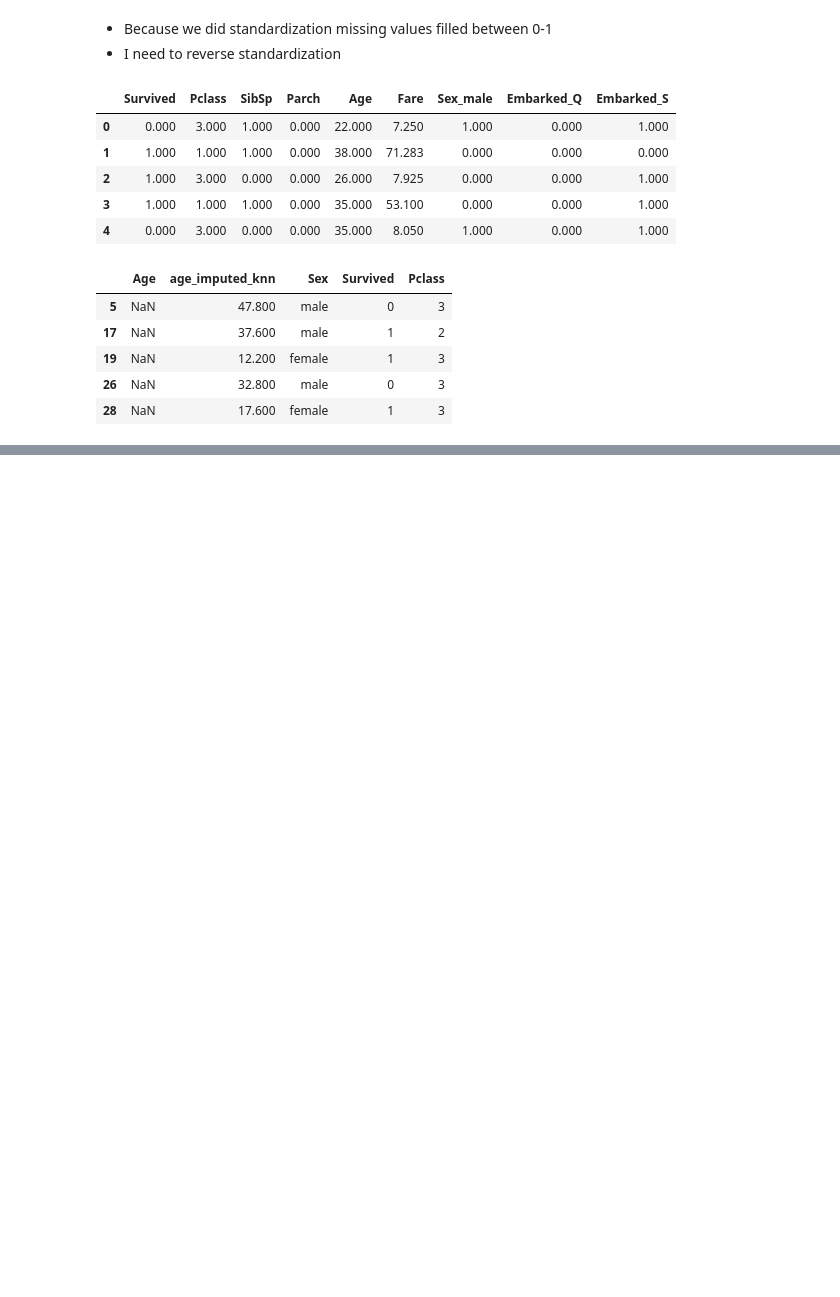
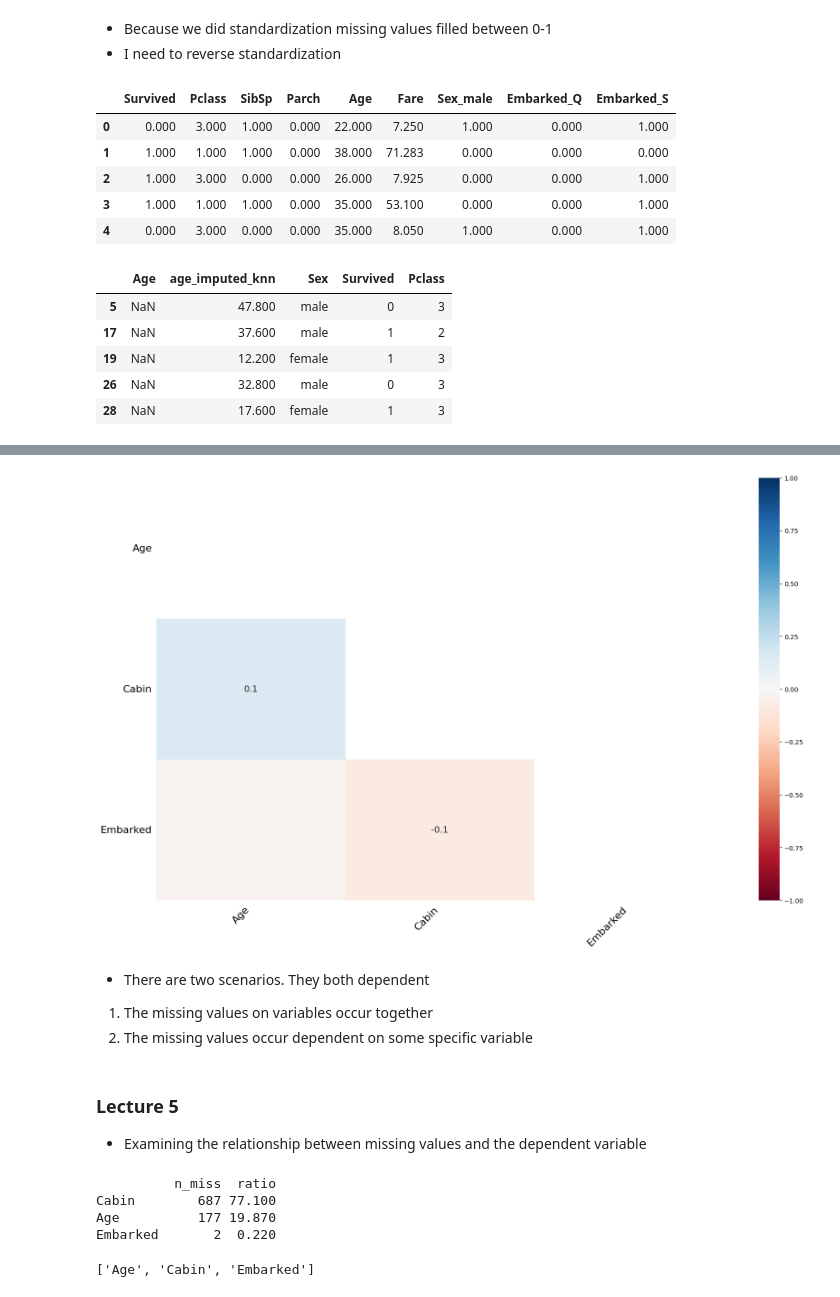
Before and after one commit to AslihanYoldas/feautre-engineering-course, a Jupyter notebook: missing_values.ipynb, the cells around one changed output, grey strips where cells are left out. Drawn from its saved outputs; the diff is of its cells as text; code cells hidden in the pictures; blank space fills up the shorter version.

```diff
--- a/missing_values.ipynb
+++ b/missing_values.ipynb
@@ -485,0 +509,32 @@ df.loc[df['Age'].isnull(), ["Age","age_imputed_knn","Sex","Survived","Pclass"]].
+# %%
+# Heatmap based on missing values
+# To see missing values has corelation on different var, the randomness of the missing values
+# If more than one variables has missing data to understand if this missing values occur together
+
+# There is no corelation between null values. Corelation is not meaningful
+# Not dependent. Missing values random
+
+# If they were dependent further analytics could have been done
+# You could examine the variable more to understand the reason
+# You could also chose to do nothing
+msno.heatmap(df)
+plt.show()
+# %% [output]
+[figure, added]
+# %% [markdown]
+- There are two scenarios. They both dependent
+1. The missing values on variables occur together
+2. The missing values occur dependent on some specific variable
+# %% [markdown]
+### Lecture 5
+- Examining the relationship between missing values and the dependent variable
+# %%
+# Getting the columns that have null values
+na_cols = missing_values_table(df,True)
+na_cols
+# %% [output]
+          n_miss  ratio
+Cabin        687 77.100
+Age          177 19.870
+Embarked       2  0.220
+['Age', 'Cabin', 'Embarked']
```
Also changed, not shown: parts of 5 cells of this notebook.
